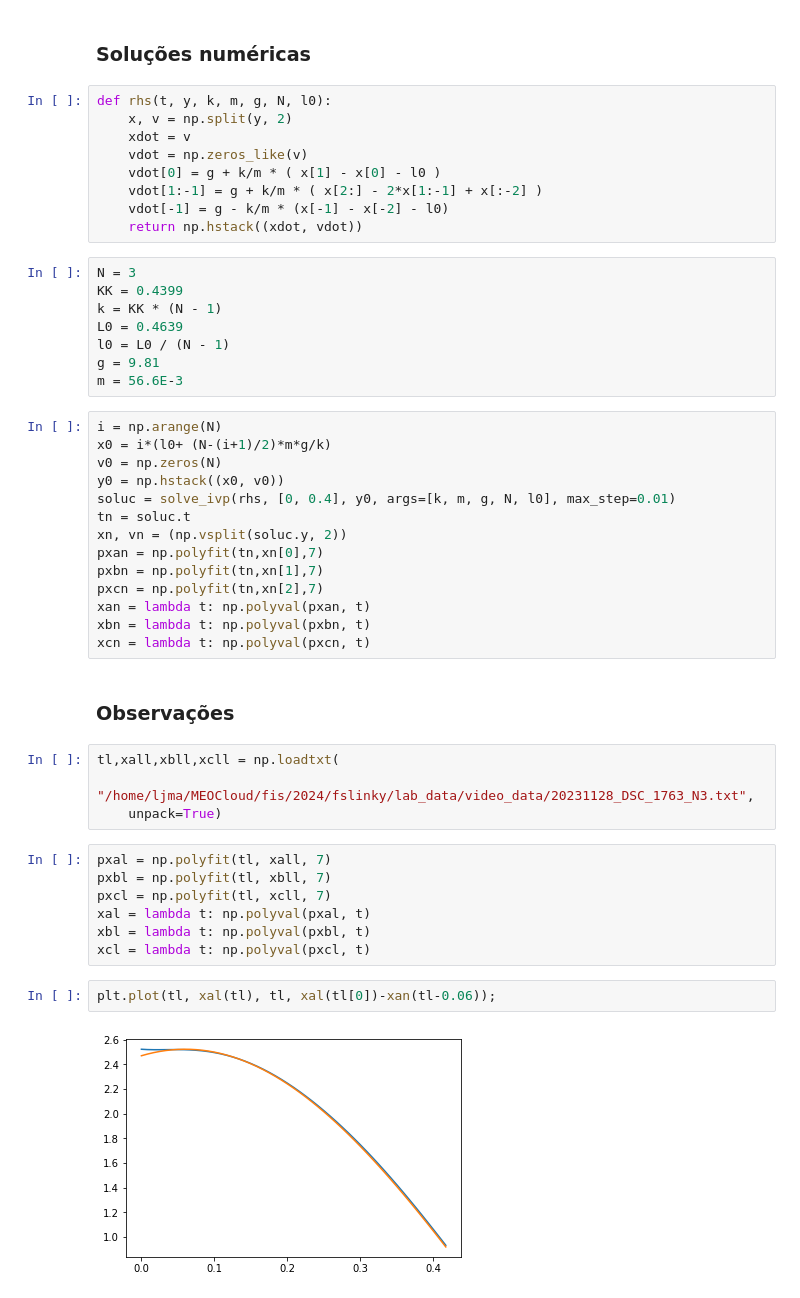
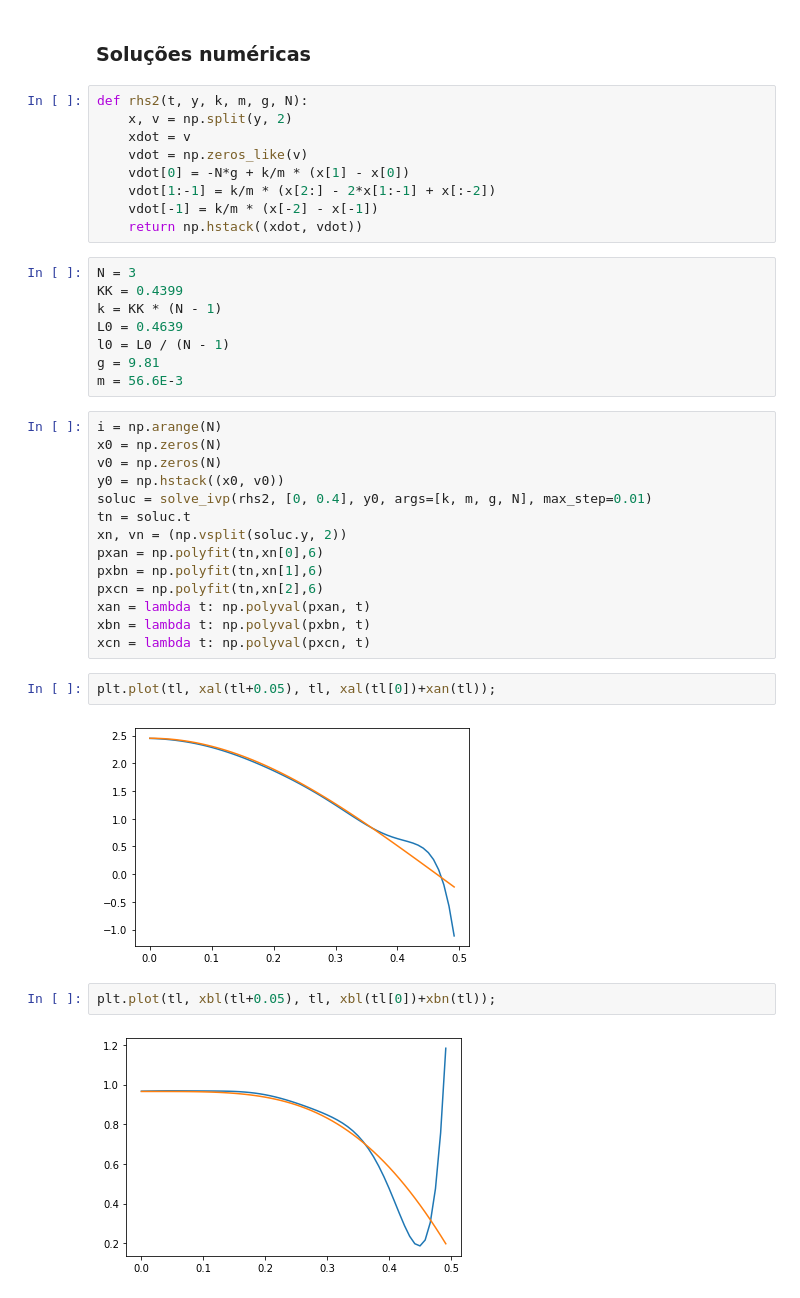
Before and after one commit to ljmamoreira/fslinky, a Jupyter notebook: code/lab_x_num.ipynb, the cells around one changed output. Cells and saved outputs as stored; diff of their text form.

```diff
--- a/code/lab_x_num.ipynb
+++ b/code/lab_x_num.ipynb
@@ -7,13 +20,13 @@ from scipy.integrate import solve_ivp
 # %% [markdown]
 ### Soluções numéricas ###
 # %%
-def rhs(t, y, k, m, g, N, l0):
+def rhs2(t, y, k, m, g, N):
     x, v = np.split(y, 2)
     xdot = v
     vdot = np.zeros_like(v)
-    vdot[0] = g + k/m * ( x[1] - x[0] - l0 )
-    vdot[1:-1] = g + k/m * ( x[2:] - 2*x[1:-1] + x[:-2] )
-    vdot[-1] = g - k/m * (x[-1] - x[-2] - l0)
+    vdot[0] = -N*g + k/m * (x[1] - x[0])
+    vdot[1:-1] = k/m * (x[2:] - 2*x[1:-1] + x[:-2])
+    vdot[-1] = k/m * (x[-2] - x[-1])
     return np.hstack((xdot, vdot))
 # %%
 N = 3
@@ -25,33 +38,24 @@ g = 9.81
 m = 56.6E-3
 # %%
 i = np.arange(N)
-x0 = i*(l0+ (N-(i+1)/2)*m*g/k)
+x0 = np.zeros(N)
 v0 = np.zeros(N)
 y0 = np.hstack((x0, v0))
-soluc = solve_ivp(rhs, [0, 0.4], y0, args=[k, m, g, N, l0], max_step=0.01)
+soluc = solve_ivp(rhs2, [0, 0.4], y0, args=[k, m, g, N], max_step=0.01)
 tn = soluc.t
 xn, vn = (np.vsplit(soluc.y, 2))
-pxan = np.polyfit(tn,xn[0],7)
-pxbn = np.polyfit(tn,xn[1],7)
-pxcn = np.polyfit(tn,xn[2],7)
+pxan = np.polyfit(tn,xn[0],6)
+pxbn = np.polyfit(tn,xn[1],6)
+pxcn = np.polyfit(tn,xn[2],6)
 xan = lambda t: np.polyval(pxan, t)
 xbn = lambda t: np.polyval(pxbn, t)
 xcn = lambda t: np.polyval(pxcn, t)
-# %% [markdown]
-### Observações ###
-# %%
-tl,xall,xbll,xcll = np.loadtxt(
-    "/home/ljma/MEOCloud/fis/2024/fslinky/lab_data/video_data/20231128_DSC_1763_N3.txt",
-    unpack=True)
-# %%
-pxal = np.polyfit(tl, xall, 7)
-pxbl = np.polyfit(tl, xbll, 7)
-pxcl = np.polyfit(tl, xcll, 7)
-xal = lambda t: np.polyval(pxal, t)
-xbl = lambda t: np.polyval(pxbl, t)
-xcl = lambda t: np.polyval(pxcl, t)
 # %%
-plt.plot(tl, xal(tl), tl, xal(tl[0])-xan(tl-0.06));
+plt.plot(tl, xal(tl+0.05), tl, xal(tl[0])+xan(tl));
 # %% [output]
-[figure, old version]
+[figure, new version]
+# %%
+plt.plot(tl, xbl(tl+0.05), tl, xbl(tl[0])+xbn(tl));
+# %% [output]
+[figure, added]
 # %%
```
Also changed, not shown: parts of 7 cells of this notebook, 4 other files.
